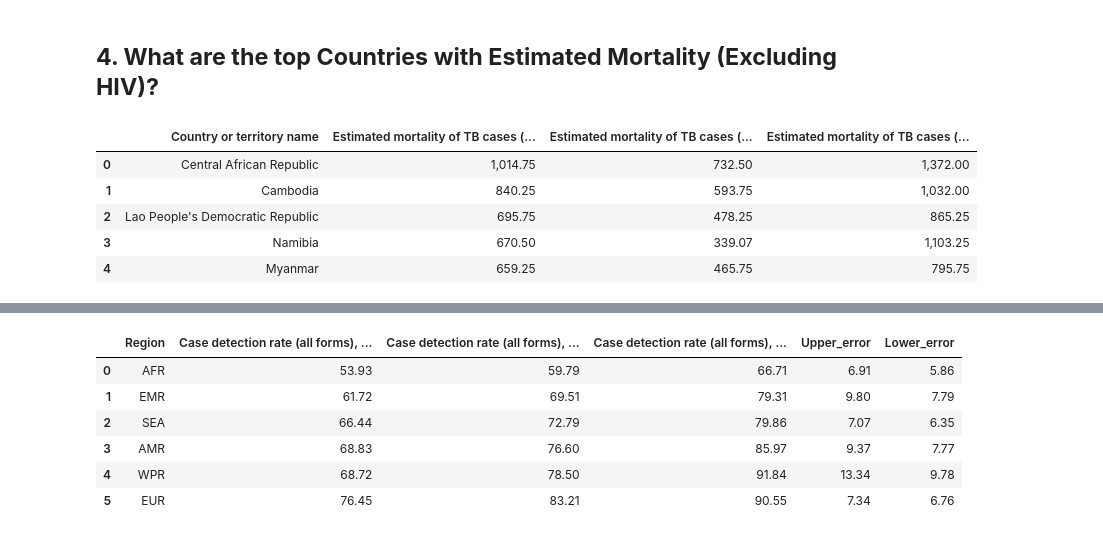
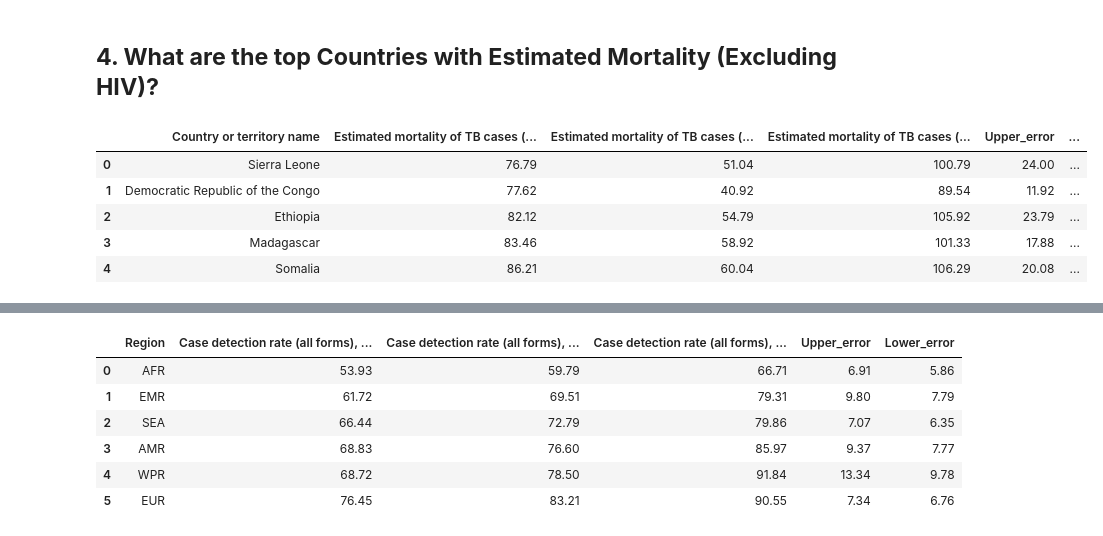
Before and after one commit to murithidenisgitobu/TB-BURDEN-IN-THE-WORLD, a Jupyter notebook: Notebook/TB.ipynb, the cells around one changed output, grey strips where cells are left out. Drawn from its saved outputs; the diff is of its cells as text; code cells hidden in the pictures.

```diff
--- a/Notebook/TB.ipynb
+++ b/Notebook/TB.ipynb
@@ -450,27 +450,39 @@ plt.show()
 # %%
 # Get mortality data per 100k people from 2010 -2013
 tb_mortality_100k = df_2010_2013[["Country or territory name",
                         "Estimated mortality of TB cases (all forms, excluding HIV) per 100 000 population",
                         "Estimated mortality of TB cases (all forms, excluding HIV), per 100 000 population, low bound",
                         "Estimated mortality of TB cases (all forms, excluding HIV), per 100 000 population, high bound"]
                         ].reset_index()
 
  # lambda x: x.sum() / 4, to get average for 4 years (2010 - 2013)
 tb_mortality_100k_agg = (df.groupby("Country or territory name")
-                         .agg({"Estimated mortality of TB cases (all forms, excluding HIV) per 100 000 population" : lambda x: x.sum() / 4,
-                        "Estimated mortality of TB cases (all forms, excluding HIV), per 100 000 population, low bound" :  lambda x: x.sum() / 4,
-                        "Estimated mortality of TB cases (all forms, excluding HIV), per 100 000 population, high bound":  lambda x: x.sum() / 4,}))
+                         .agg({"Estimated mortality of TB cases (all forms, excluding HIV) per 100 000 population" : "mean",
+                        "Estimated mortality of TB cases (all forms, excluding HIV), per 100 000 population, low bound" : "mean",
+                        "Estimated mortality of TB cases (all forms, excluding HIV), per 100 000 population, high bound": "mean",}))
 
-# Get top 20 countries with the highest estimated mortality per 100k people excluding HIV
+# Get top 10 countries with the highest estimated mortality per 100k people excluding HIV
 tb_mortality_100k_agg = tb_mortality_100k_agg.sort_values(by="Estimated mortality of TB cases (all forms, excluding HIV) per 100 000 population",
-                                                          ascending=False).head(20).reset_index()
+                                                          ascending=True).tail(15).reset_index()
+
+# Add error columns
+# Upper error
+tb_mortality_100k_agg["Upper_error"] = (tb_mortality_100k_agg["Estimated mortality of TB cases (all forms, excluding HIV), per 100 000 population, high bound"]
+                                        - tb_mortality_100k_agg["Estimated mortality of TB cases (all forms, excluding HIV) per 100 000 population"]
+)
+
+# Lower error
+tb_mortality_100k_agg["Lower_error"] = (tb_mortality_100k_agg["Estimated mortality of TB cases (all forms, excluding HIV) per 100 000 population"]
+                                        - tb_mortality_100k_agg["Estimated mortality of TB cases (all forms, excluding HIV), per 100 000 population, low bound"]
+)
+
 
 tb_mortality_100k_agg.head()
 # %% [output]
-|  | Country or territory name | Estimated mortality of TB cases (... | Estimated mortality of TB cases (... | Estimated mortality of TB cases (... |
-| 0 | Central African Republic | 1,014.75 | 732.50 | 1,372.00 |
-| 1 | Cambodia | 840.25 | 593.75 | 1,032.00 |
-| 2 | Lao People's Democratic Republic | 695.75 | 478.25 | 865.25 |
-| 3 | Namibia | 670.50 | 339.07 | 1,103.25 |
-| 4 | Myanmar | 659.25 | 465.75 | 795.75 |
+|  | Country or territory name | Estimated mortality of TB cases (... | Estimated mortality of TB cases (... | Estimated mortality of TB cases (... | Upper_error | ... |
+| 0 | Sierra Leone | 76.79 | 51.04 | 100.79 | 24.00 | ... |
+| 1 | Democratic Republic of the Congo | 77.62 | 40.92 | 89.54 | 11.92 | ... |
+| 2 | Ethiopia | 82.12 | 54.79 | 105.92 | 23.79 | ... |
+| 3 | Madagascar | 83.46 | 58.92 | 101.33 | 17.88 | ... |
+| 4 | Somalia | 86.21 | 60.04 | 106.29 | 20.08 | ... |
 # %%
```
Also changed, not shown: parts of 3 cells of this notebook.
